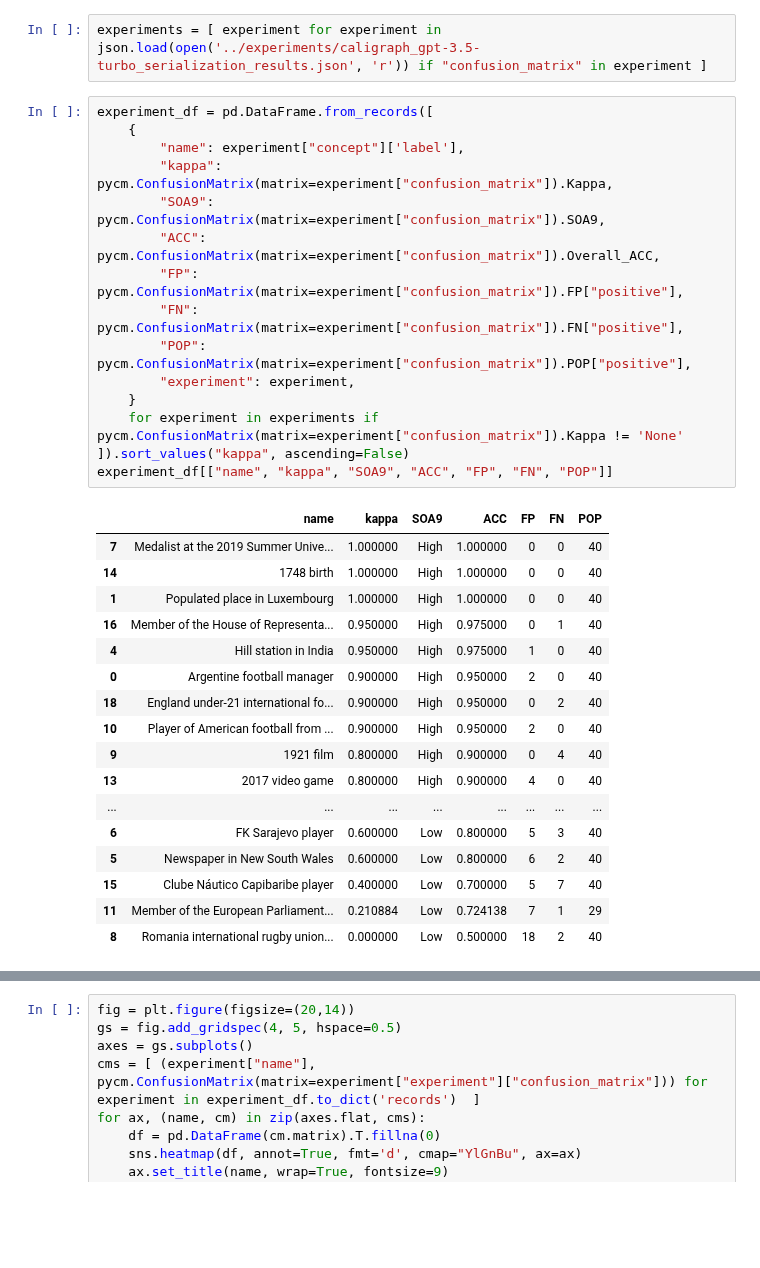
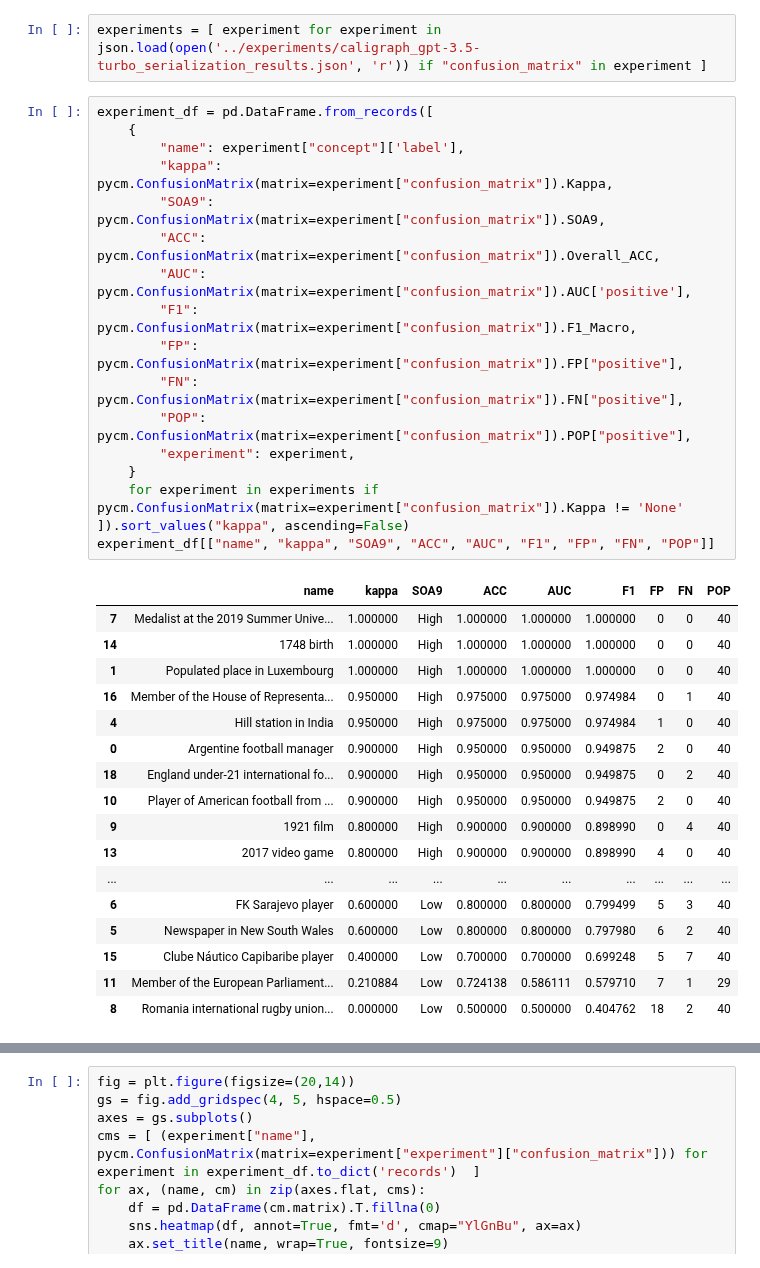
Before and after one commit to bradleypallen/conceptual-engineering-using-llms, a Jupyter notebook: analysis/caligraph_experiment_v4_error_analysis.ipynb, the cells around one changed output, grey strips where cells are left out. Cells and saved outputs as stored; diff of their text form; blank space fills up the shorter version.

```diff
--- a/analysis/caligraph_experiment_v4_error_analysis.ipynb
+++ b/analysis/caligraph_experiment_v4_error_analysis.ipynb
@@ -29,35 +29,37 @@ experiments = [ experiment for experiment in json.load(open('../experiments/cali
 # %%
 experiment_df = pd.DataFrame.from_records([
     {
         "name": experiment["concept"]['label'],
         "kappa": pycm.ConfusionMatrix(matrix=experiment["confusion_matrix"]).Kappa,
         "SOA9": pycm.ConfusionMatrix(matrix=experiment["confusion_matrix"]).SOA9,
         "ACC": pycm.ConfusionMatrix(matrix=experiment["confusion_matrix"]).Overall_ACC,
+        "AUC": pycm.ConfusionMatrix(matrix=experiment["confusion_matrix"]).AUC['positive'],
+        "F1": pycm.ConfusionMatrix(matrix=experiment["confusion_matrix"]).F1_Macro,
         "FP": pycm.ConfusionMatrix(matrix=experiment["confusion_matrix"]).FP["positive"],
         "FN": pycm.ConfusionMatrix(matrix=experiment["confusion_matrix"]).FN["positive"],
         "POP": pycm.ConfusionMatrix(matrix=experiment["confusion_matrix"]).POP["positive"],
         "experiment": experiment,
     }
     for experiment in experiments if pycm.ConfusionMatrix(matrix=experiment["confusion_matrix"]).Kappa != 'None' ]).sort_values("kappa", ascending=False)
-experiment_df[["name", "kappa", "SOA9", "ACC", "FP", "FN", "POP"]]
+experiment_df[["name", "kappa", "SOA9", "ACC", "AUC", "F1", "FP", "FN", "POP"]]
 # %% [output]
-|  | name | kappa | SOA9 | ACC | FP | FN | POP |
-| 7 | Medalist at the 2019 Summer Unive... | 1.000000 | High | 1.000000 | 0 | 0 | 40 |
-| 14 | 1748 birth | 1.000000 | High | 1.000000 | 0 | 0 | 40 |
-| 1 | Populated place in Luxembourg | 1.000000 | High | 1.000000 | 0 | 0 | 40 |
-| 16 | Member of the House of Representa... | 0.950000 | High | 0.975000 | 0 | 1 | 40 |
-| 4 | Hill station in India | 0.950000 | High | 0.975000 | 1 | 0 | 40 |
-| 0 | Argentine football manager | 0.900000 | High | 0.950000 | 2 | 0 | 40 |
-| 18 | England under-21 international fo... | 0.900000 | High | 0.950000 | 0 | 2 | 40 |
-| 10 | Player of American football from ... | 0.900000 | High | 0.950000 | 2 | 0 | 40 |
-| 9 | 1921 film | 0.800000 | High | 0.900000 | 0 | 4 | 40 |
-| 13 | 2017 video game | 0.800000 | High | 0.900000 | 4 | 0 | 40 |
-| ... | ... | ... | ... | ... | ... | ... | ... |
-| 6 | FK Sarajevo player | 0.600000 | Low | 0.800000 | 5 | 3 | 40 |
-| 5 | Newspaper in New South Wales | 0.600000 | Low | 0.800000 | 6 | 2 | 40 |
-| 15 | Clube Náutico Capibaribe player | 0.400000 | Low | 0.700000 | 5 | 7 | 40 |
-| 11 | Member of the European Parliament... | 0.210884 | Low | 0.724138 | 7 | 1 | 29 |
-| 8 | Romania international rugby union... | 0.000000 | Low | 0.500000 | 18 | 2 | 40 |
+|  | name | kappa | SOA9 | ACC | AUC | F1 | FP | FN | POP |
+| 7 | Medalist at the 2019 Summer Unive... | 1.000000 | High | 1.000000 | 1.000000 | 1.000000 | 0 | 0 | 40 |
+| 14 | 1748 birth | 1.000000 | High | 1.000000 | 1.000000 | 1.000000 | 0 | 0 | 40 |
+| 1 | Populated place in Luxembourg | 1.000000 | High | 1.000000 | 1.000000 | 1.000000 | 0 | 0 | 40 |
+| 16 | Member of the House of Representa... | 0.950000 | High | 0.975000 | 0.975000 | 0.974984 | 0 | 1 | 40 |
+| 4 | Hill station in India | 0.950000 | High | 0.975000 | 0.975000 | 0.974984 | 1 | 0 | 40 |
+| 0 | Argentine football manager | 0.900000 | High | 0.950000 | 0.950000 | 0.949875 | 2 | 0 | 40 |
+| 18 | England under-21 international fo... | 0.900000 | High | 0.950000 | 0.950000 | 0.949875 | 0 | 2 | 40 |
+| 10 | Player of American football from ... | 0.900000 | High | 0.950000 | 0.950000 | 0.949875 | 2 | 0 | 40 |
+| 9 | 1921 film | 0.800000 | High | 0.900000 | 0.900000 | 0.898990 | 0 | 4 | 40 |
+| 13 | 2017 video game | 0.800000 | High | 0.900000 | 0.900000 | 0.898990 | 4 | 0 | 40 |
+| ... | ... | ... | ... | ... | ... | ... | ... | ... | ... |
+| 6 | FK Sarajevo player | 0.600000 | Low | 0.800000 | 0.800000 | 0.799499 | 5 | 3 | 40 |
+| 5 | Newspaper in New South Wales | 0.600000 | Low | 0.800000 | 0.800000 | 0.797980 | 6 | 2 | 40 |
+| 15 | Clube Náutico Capibaribe player | 0.400000 | Low | 0.700000 | 0.700000 | 0.699248 | 5 | 7 | 40 |
+| 11 | Member of the European Parliament... | 0.210884 | Low | 0.724138 | 0.586111 | 0.579710 | 7 | 1 | 29 |
+| 8 | Romania international rugby union... | 0.000000 | Low | 0.500000 | 0.500000 | 0.404762 | 18 | 2 | 40 |
 # %%
 experiment_df.describe()
 # %% [output]
```
Also changed, not shown: parts of 2 cells of this notebook, 23 other files.
